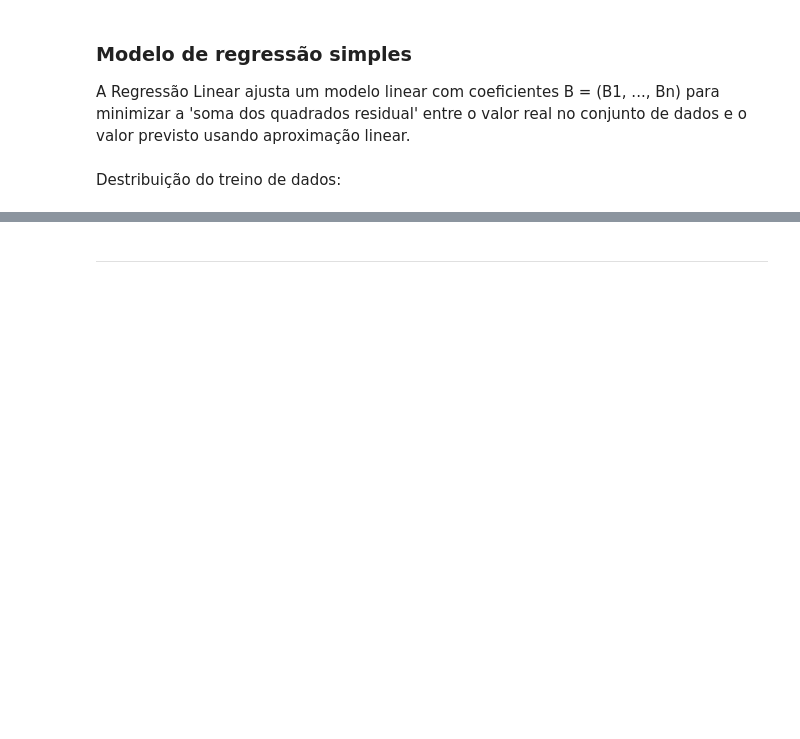
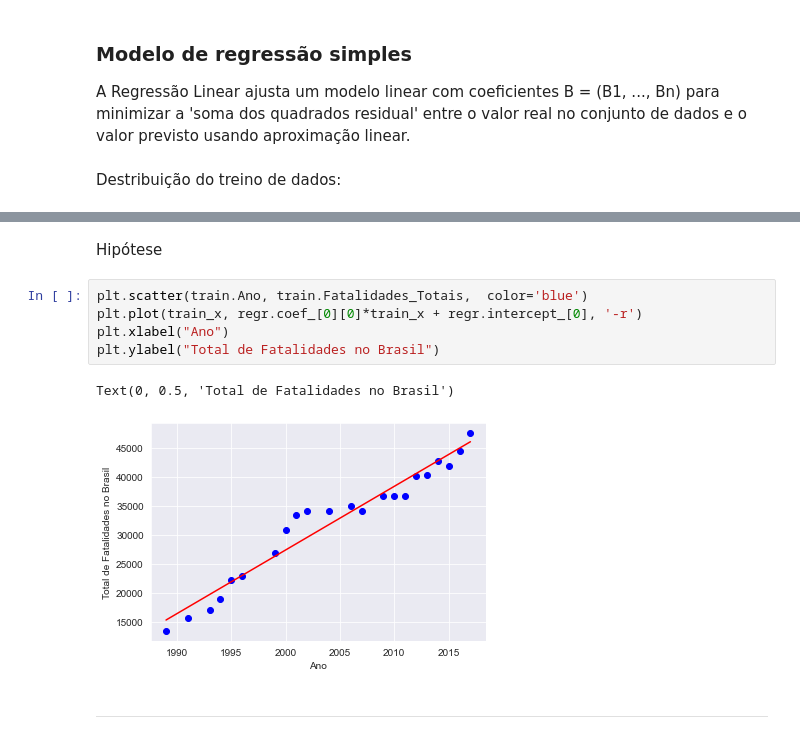
Before and after one commit to kauebr/Portifolio-Desarmamento-Brasil, a Jupyter notebook: Clique aqui para abrir a Análise.ipynb, the cells around one changed output, grey strips where cells are left out. Saved outputs shown, nothing was run; the diff lists cells and outputs as text; blank space fills up the shorter version.

```diff
--- a/Clique aqui para abrir a Análise.ipynb
+++ b/Clique aqui para abrir a Análise.ipynb
@@ -535,3 +546,13 @@ plt.show()
+# %% [markdown]
+Hipótese
+# %%
+plt.scatter(train.Ano, train.Fatalidades_Totais,  color='blue')
+plt.plot(train_x, regr.coef_[0][0]*train_x + regr.intercept_[0], '-r')
+plt.xlabel("Ano")
+plt.ylabel("Total de Fatalidades no Brasil")
+# %% [output]
+Text(0, 0.5, 'Total de Fatalidades no Brasil')
+[figure, added]
 # %% [markdown]
 <hr>
 # %%
```
Also changed, not shown: parts of 7 cells of this notebook.
